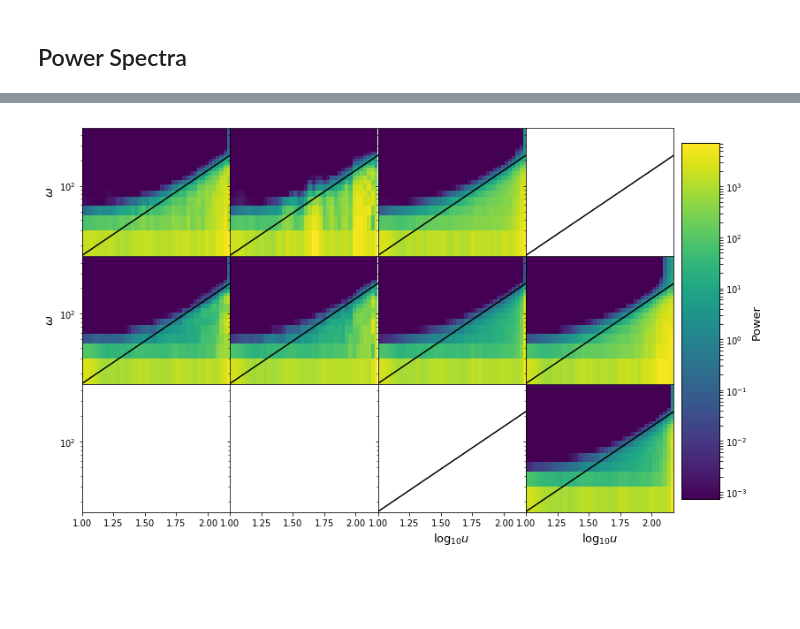
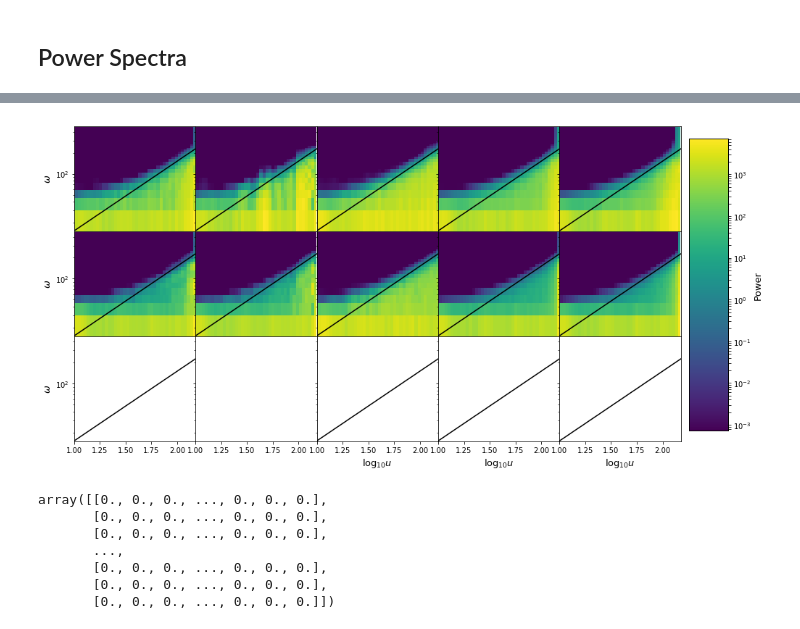
Before and after one commit to steven-murray/point_source_simulator, a Jupyter notebook: devel/ray_bolger/plots.ipynb, the cells around one changed output, grey strips where cells are left out. Saved outputs shown, nothing was run; the diff lists cells and outputs as text; code cells hidden in the pictures; blank space fills up the shorter version.

```diff
--- a/devel/ray_bolger/plots.ipynb
+++ b/devel/ray_bolger/plots.ipynb
@@ -194,9 +194,10 @@ numerical_spokes_log_4_10.0256_10.00_150.00_40_32_40.00_500.00_150_blackman_10_1
 # %%
 filename_template = "outputs/numerical_{kind}_{log}_{nspokes}_10.0{n_ant}_10.00_150.00_40_32_40.00_500.00_150_blackman_10_1.5_2.0_1000.0.h5"
 filename_template2 = "outputs/numerical_{kind}_{shape}{n_ant}_10.00_150.00_40_32_40.00_500.00_150_blackman_10_1.5_2.0_1000.0.h5"
+filename_template3 = "outputs/numerical_{kind}_log_{nspokes}_10.0{n_ant}_10.00_150.00_40_32_40.00_500.00_150_blackman_10_1.5_2.0_1000.0_large.h5"
 # %%
 fig, ax = plt.subplots(
-    3, 4, figsize=(12,8), sharex=True, sharey=True,
+    3, 5, figsize=(15,8), sharex=True, sharey=True,
     gridspec_kw={"hspace":0, "wspace":0}
 )
 
@@ -210,45 +211,78 @@ with h5py.File(filename_template.format(kind="spokes",log="lin",n_ant=256, nspok
 with h5py.File(filename_template.format(kind="spokes",log="lin",n_ant=1000, nspokes=3), 'r') as f:
     power += [np.mean(f['power'][...], axis=0)]
 
+with h5py.File(filename_template.format(kind="spokes",log="lin",n_ant=10000, nspokes=5), 'r') as f:
+    power += [np.mean(f['power'][...], axis=0)]
+
 with h5py.File(filename_template.format(kind="spokes",log="log",n_ant=256, nspokes=4), 'r') as f:
     power += [np.mean(f['power'][...], axis=0)]
 
 with h5py.File(filename_template.format(kind="spokes",log="log",n_ant=1000, nspokes=4), 'r') as f:
+    power += [np.mean(f['power'][...], axis=0)]
+
+# with h5py.File(filename_template.format(kind="spokes",log="log",n_ant=10000, nspokes=4), 'r') as f:
+#     power += [np.mean(f['power'][...], axis=0)]
+
+with h5py.File(filename_template3.format(kind="spokes", n_ant=256, nspokes=2), 'r') as f:
+    power += [np.mean(f['power'][...], axis=0)]
+
+with h5py.File(filename_template3.format(kind="spokes", n_ant=1000, nspokes=2), 'r') as f:
+    power += [np.mean(f['power'][...], axis=0)]
+
+with h5py.File(filename_template3.format(kind="spokes", n_ant=10000, nspokes=2), 'r') as f:
     power += [np.mean(f['power'][...], axis=0)]
 
 with h5py.File(filename_template2.format(kind="filled_circle",shape="0.0", n_ant=256), 'r') as f:
     power += [np.mean(f['power'][...], axis=0)]
 
 with h5py.File(filename_template2.format(kind="filled_circle",shape="0.0",n_ant=1000), 'r') as f:
     power += [np.mean(f['power'][...], axis=0)]
 
 with h5py.File(filename_template2.format(kind="filled_circle",shape="0.0",n_ant=10000), 'r') as f:
     power += [np.mean(f['power'][...], axis=0)]
 
 with h5py.File(filename_template2.format(kind="filled_circle",shape="1.0", n_ant=256), 'r') as f:
     power += [np.mean(f['power'][...], axis=0)]
 
 with h5py.File(filename_template2.format(kind="filled_circle",shape="1.0",n_ant=1000), 'r') as f:
     power += [np.mean(f['power'][...], axis=0)]
 
 with h5py.File(filename_template2.format(kind="filled_circle",shape="1.0",n_ant=10000), 'r') as f:
     power += [np.mean(f['power'][...], axis=0)]
 
 power = np.array(power)
 vmax = np.max(power)
 vmin = vmax/1e7 #np.min(power[power>0])
 
 kw = dict(omega_is_logscale=False, lognorm=True, horizon_line=1, vmin=vmin, vmax=vmax)
 
 plot_power(power[0].T, u, omega, fig=fig, ax=ax[0,0], xlabel=False, **kw)
 plot_power(power[1].T, u, omega, fig=fig, ax=ax[1,0], xlabel=False, **kw)
-plot_power(power[2].T, u, omega, fig=fig, ax=ax[0,1], xlabel=False, ylabel=False, **kw)
-plot_power(power[3].T, u, omega, fig=fig, ax=ax[1,1], xlabel=False, ylabel=False, **kw);
-plot_power(power[4].T, u, omega, fig=fig, ax=ax[0,2], xlabel=False, ylabel=False, **kw)
-plot_power(power[5].T, u, omega, fig=fig, ax=ax[1,2], xlabel=False, ylabel=False, **kw);
-plot_power(power[6].T, u, omega, fig=fig, ax=ax[2,2], xlabel=True, ylabel=False, **kw);
-plot_power(power[6].T, u, omega, fig=fig, ax=ax[0,3], xlabel=False, ylabel=False, **kw)
-plot_power(power[7].T, u, omega, fig=fig, ax=ax[1,3], xlabel=False, ylabel=False, **kw);
-plot_power(power[8].T, u, omega, fig=fig, ax=ax[2,3], xlabel=True, ylabel=False, **kw);
+plot_power(power[2].T, u, omega, fig=fig, ax=ax[2,0], xlabel=False, **kw)
+
+plot_power(power[3].T, u, omega, fig=fig, ax=ax[0,1], xlabel=False, ylabel=False, **kw)
+plot_power(power[4].T, u, omega, fig=fig, ax=ax[1,1], xlabel=False, ylabel=False, **kw);
+
+plot_power(power[5].T, u, omega, fig=fig, ax=ax[0,2], xlabel=False, ylabel=False, **kw)
+plot_power(power[6].T, u, omega, fig=fig, ax=ax[1,2], xlabel=False, ylabel=False, **kw);
+plot_power(power[7].T, u, omega, fig=fig, ax=ax[2,2], xlabel=True, ylabel=False, **kw);
+
+plot_power(power[8].T, u, omega, fig=fig, ax=ax[0,3], xlabel=False, ylabel=False, **kw)
+plot_power(power[9].T, u, omega, fig=fig, ax=ax[1,3], xlabel=False, ylabel=False, **kw);
+plot_power(power[10].T, u, omega, fig=fig, ax=ax[2,3], xlabel=True, ylabel=False, **kw);
+
+plot_power(power[11].T, u, omega, fig=fig, ax=ax[0,4], xlabel=False, ylabel=False, **kw)
+plot_power(power[12].T, u, omega, fig=fig, ax=ax[1,4], xlabel=False, ylabel=False, **kw);
+plot_power(power[13].T, u, omega, fig=fig, ax=ax[2,4], xlabel=True, ylabel=False, **kw);
 # %% [output]
-[figure, old version]
+[figure, new version]
+# %%
+power[-1]
+# %% [output]
+array([[0., 0., 0., ..., 0., 0., 0.],
+       [0., 0., 0., ..., 0., 0., 0.],
+       [0., 0., 0., ..., 0., 0., 0.],
+       ...,
+       [0., 0., 0., ..., 0., 0., 0.],
+       [0., 0., 0., ..., 0., 0., 0.],
+       [0., 0., 0., ..., 0., 0., 0.]])
```
Also changed, not shown: parts of 1 cell of this notebook, 5 other files.
